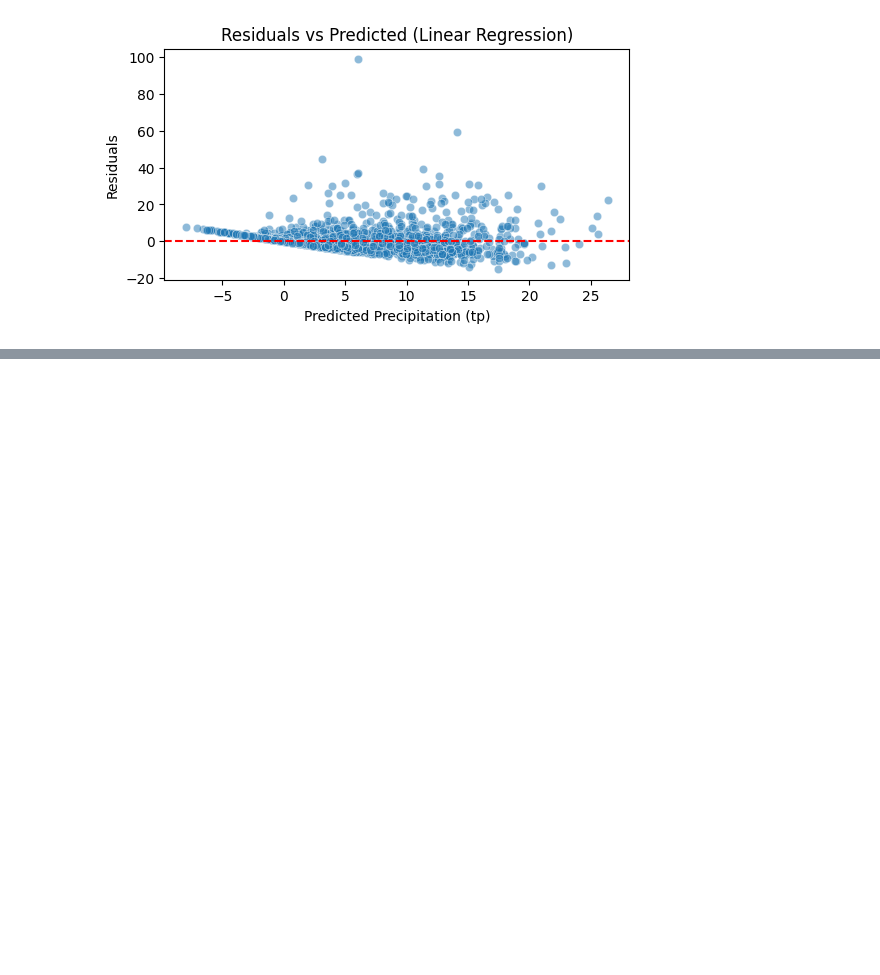
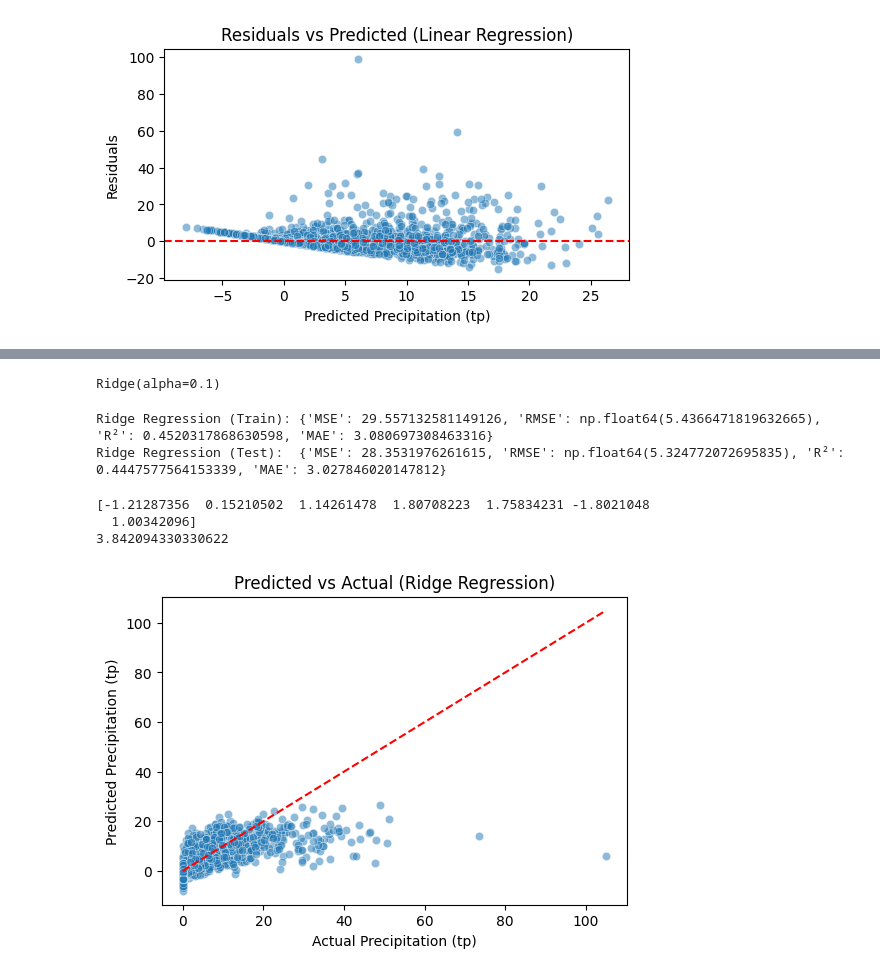
Before and after one commit to Saqibdev-786/Manglore-Weather-Data, a Jupyter notebook: notebooks/main.ipynb, the cells around one changed output, grey strips where cells are left out. Saved outputs shown, nothing was run; the diff lists cells and outputs as text; code cells hidden in the pictures; blank space fills up the shorter version.

```diff
--- a/notebooks/main.ipynb
+++ b/notebooks/main.ipynb
@@ -493,0 +511,32 @@ joblib.dump(lr, '../models/linear_regression_model.pkl')
+# %%
+ridge=Ridge(alpha=0.1)
+ridge.fit(X_train_scaled, y_train)
+# %% [output]
+Ridge(alpha=0.1)
+# %%
+y_train_pred_ridge=ridge.predict(X_train_scaled)
+y_test_pred_ridge=ridge.predict(X_test_scaled)
+# %%
+print("Ridge Regression (Train):", metrics(y_train, y_train_pred_ridge))
+print("Ridge Regression (Test): ", metrics(y_test, y_test_pred_ridge))
+# %% [output]
+Ridge Regression (Train): {'MSE': 29.557132581149126, 'RMSE': np.float64(5.4366471819632665), 'R²': 0.4520317868630598, 'MAE': 3.080697308463316}
+Ridge Regression (Test):  {'MSE': 28.3531976261615, 'RMSE': np.float64(5.324772072695835), 'R²': 0.4447577564153339, 'MAE': 3.027846020147812}
+# %%
+print(ridge.coef_)
+print(ridge.intercept_)
+# %% [output]
+[-1.21287356  0.15210502  1.14261478  1.80708223  1.75834231 -1.8021048
+  1.00342096]
+3.842094330330622
+# %%
+# Predicted vs Actual
+plt.figure(figsize=(6,4))
+sns.scatterplot(x=y_test, y=y_test_pred_ridge, alpha=0.5)
+plt.plot([y_test.min(), y_test.max()], [y_test.min(), y_test.max()], 'r--')
+plt.xlabel("Actual Precipitation (tp)")
+plt.ylabel("Predicted Precipitation (tp)")
+plt.title("Predicted vs Actual (Ridge Regression)")
+plt.show()
+# %% [output]
+[figure, added]
```
Also changed, not shown: parts of 51 cells of this notebook, 5 other files.
